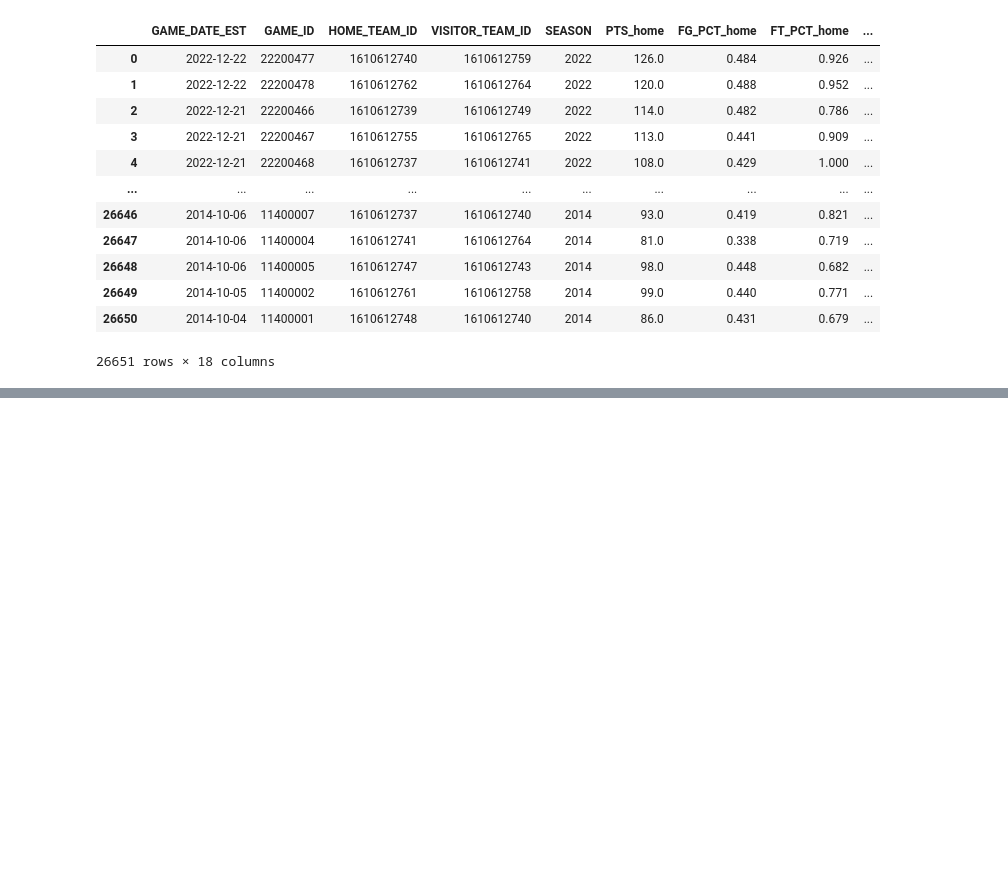
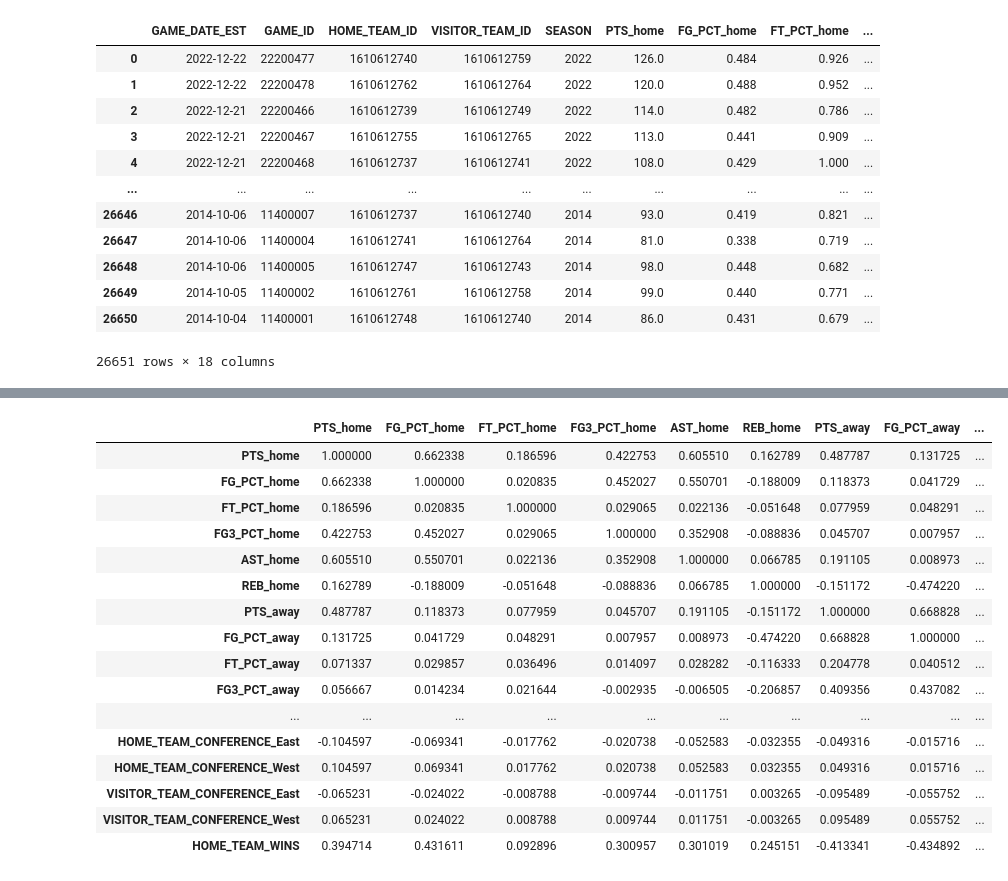
Before and after one commit to musjawai/data102-final-project, a Jupyter notebook: predictors.ipynb, the cells around one changed output, grey strips where cells are left out. Saved outputs shown, nothing was run; the diff lists cells and outputs as text; code cells hidden in the pictures; blank space fills up the shorter version.

Commit message:
dataset fully prepped now

```diff
--- a/predictors.ipynb
+++ b/predictors.ipynb
@@ -122,0 +118,3 @@ datasets['games'].head(5)
+# %%
+#fixing datatypes
+datasets['games']['SEASON'] = datasets['games']['SEASON'].astype('str')
@@ -122,0 +142,9 @@ datasets['games'].head(5)
+# %%
+# nan values only for numerical variables, so we can fill them in with average
+datasets['games'].fillna(datasets['games'].select_dtypes(include=['float64', 'int64']).mean(), inplace=True)
+# %%
+# now we have compiled a comprehensive dataset that we can do feature engineering on to make our models
+# taking out the identifiers: game_id, home_id, visitor_team_id and copying the dataset
+df = datasets['games'].copy().drop(['GAME_ID', 'HOME_TEAM_ID', 'VISITOR_TEAM_ID', 'GAME_DATE_EST'], axis=1)
+target = df.pop('HOME_TEAM_WINS')
+df
@@ -122,0 +165,22 @@ datasets['games'].head(5)
+# %%
+# normalizing and ohe the data
+categorical_columns = ['SEASON', 'HOME_TEAM_CONFERENCE', 'VISITOR_TEAM_CONFERENCE']
+numerical_columns = ['PTS_home', 'FG_PCT_home', 'FT_PCT_home', 'FG3_PCT_home', 'AST_home', 'REB_home', 'PTS_away', 'FG_PCT_away', 'FT_PCT_away', 'FG3_PCT_away', 'AST_away', 'REB_away', 'HOME_TEAM_W_PCT', 'VISITOR_TEAM_W_PCT']
+
+scaler = StandardScaler()
+ohe = OneHotEncoder(handle_unknown='ignore')
+
+transformer = ColumnTransformer([('scaler', scaler, numerical_columns), ('ohe', ohe, categorical_columns)], remainder='passthrough')
+
+transformed_df = transformer.fit_transform(df)
+
+ohe_columns = transformer.named_transformers_['ohe'].get_feature_names_out(input_features=categorical_columns)
+all_columns = numerical_columns + list(ohe_columns)
+
+# Convert the numpy array to a DataFrame
+df_transformed = pd.DataFrame(transformed_df, columns=all_columns)
+
+# adding back the target variable to the dataset
+df_transformed['HOME_TEAM_WINS'] = target
+
+df_transformed.head()
@@ -122,0 +215,20 @@ datasets['games'].head(5)
+# %%
+df_transformed.corr()
+# %% [output]
+|  | PTS_home | FG_PCT_home | FT_PCT_home | FG3_PCT_home | AST_home | REB_home | PTS_away | FG_PCT_away | ... |
+| PTS_home | 1.000000 | 0.662338 | 0.186596 | 0.422753 | 0.605510 | 0.162789 | 0.487787 | 0.131725 | ... |
+| FG_PCT_home | 0.662338 | 1.000000 | 0.020835 | 0.452027 | 0.550701 | -0.188009 | 0.118373 | 0.041729 | ... |
+| FT_PCT_home | 0.186596 | 0.020835 | 1.000000 | 0.029065 | 0.022136 | -0.051648 | 0.077959 | 0.048291 | ... |
+| FG3_PCT_home | 0.422753 | 0.452027 | 0.029065 | 1.000000 | 0.352908 | -0.088836 | 0.045707 | 0.007957 | ... |
+| AST_home | 0.605510 | 0.550701 | 0.022136 | 0.352908 | 1.000000 | 0.066785 | 0.191105 | 0.008973 | ... |
+| REB_home | 0.162789 | -0.188009 | -0.051648 | -0.088836 | 0.066785 | 1.000000 | -0.151172 | -0.474220 | ... |
+| PTS_away | 0.487787 | 0.118373 | 0.077959 | 0.045707 | 0.191105 | -0.151172 | 1.000000 | 0.668828 | ... |
+| FG_PCT_away | 0.131725 | 0.041729 | 0.048291 | 0.007957 | 0.008973 | -0.474220 | 0.668828 | 1.000000 | ... |
+| FT_PCT_away | 0.071337 | 0.029857 | 0.036496 | 0.014097 | 0.028282 | -0.116333 | 0.204778 | 0.040512 | ... |
+| FG3_PCT_away | 0.056667 | 0.014234 | 0.021644 | -0.002935 | -0.006505 | -0.206857 | 0.409356 | 0.437082 | ... |
+| ... | ... | ... | ... | ... | ... | ... | ... | ... | ... |
+| HOME_TEAM_CONFERENCE_East | -0.104597 | -0.069341 | -0.017762 | -0.020738 | -0.052583 | -0.032355 | -0.049316 | -0.015716 | ... |
+| HOME_TEAM_CONFERENCE_West | 0.104597 | 0.069341 | 0.017762 | 0.020738 | 0.052583 | 0.032355 | 0.049316 | 0.015716 | ... |
+| VISITOR_TEAM_CONFERENCE_East | -0.065231 | -0.024022 | -0.008788 | -0.009744 | -0.011751 | 0.003265 | -0.095489 | -0.055752 | ... |
+| VISITOR_TEAM_CONFERENCE_West | 0.065231 | 0.024022 | 0.008788 | 0.009744 | 0.011751 | -0.003265 | 0.095489 | 0.055752 | ... |
+| HOME_TEAM_WINS | 0.394714 | 0.431611 | 0.092896 | 0.300957 | 0.301019 | 0.245151 | -0.413341 | -0.434892 | ... |
```
Also changed, not shown: parts of 8 cells of this notebook.
